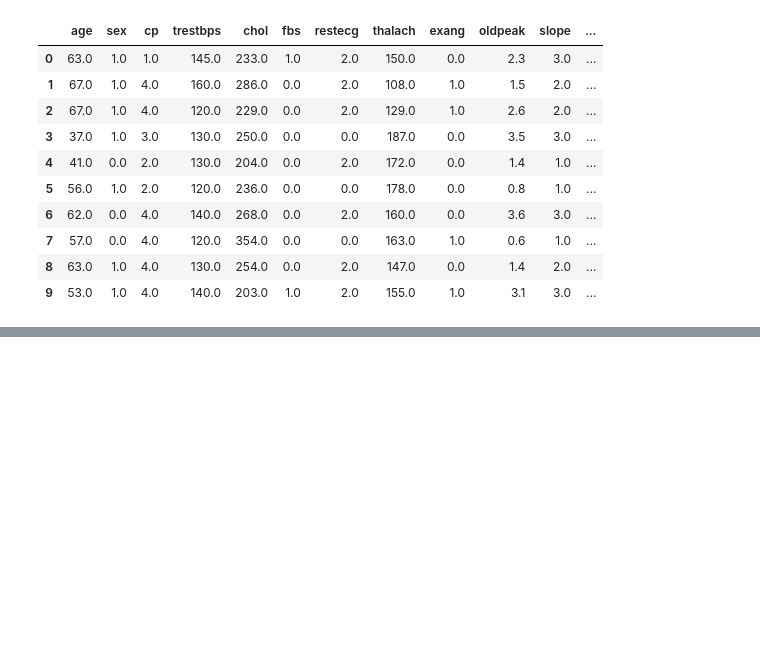
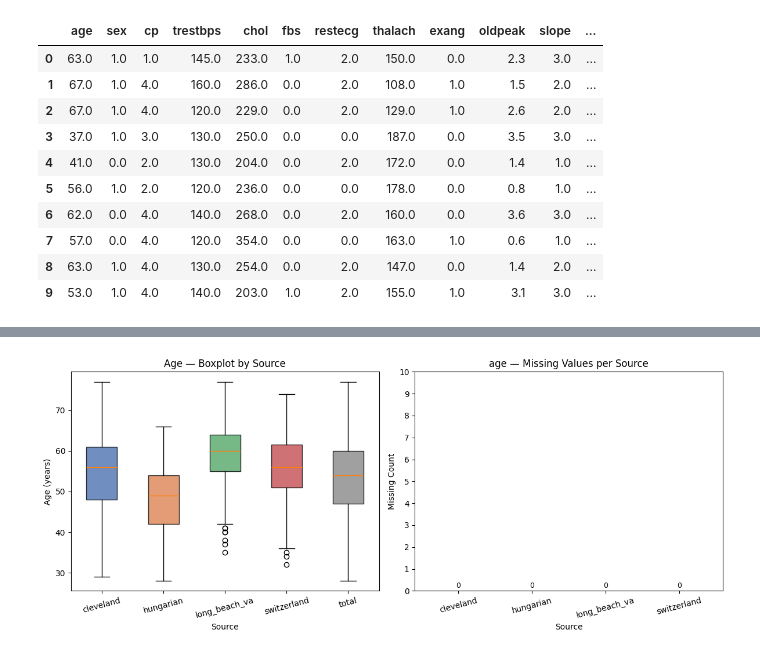
Before and after one commit to hueglij/HEA_heart_disease, a Jupyter notebook: notebooks/01_eda.ipynb, the cells around one changed output, grey strips where cells are left out. Drawn from its saved outputs; the diff is of its cells as text; code cells hidden in the pictures; blank space fills up the shorter version.

```diff
--- a/notebooks/01_eda.ipynb
+++ b/notebooks/01_eda.ipynb
@@ -90,0 +124,26 @@ df.describe()
+# %%
+# --- age: boxplot per source + total ---
+fig, axes = plt.subplots(1, 2, figsize=(12, 5))
+
+all_sources = SOURCES + ["total"]
+data_by_source = [df.loc[df["source"] == s, "age"].dropna().values for s in SOURCES]
+data_by_source.append(df["age"].dropna().values)
+
+bp = axes[0].boxplot(data_by_source, labels=all_sources, patch_artist=True, notch=False)
+colors = [SOURCE_COLORS[s] for s in SOURCES] + ["#888888"]
+for patch, c in zip(bp["boxes"], colors):
+    patch.set_facecolor(c)
+    patch.set_alpha(0.8)
+axes[0].set_title("Age — Boxplot by Source")
+axes[0].set_xlabel("Source")
+axes[0].set_ylabel("Age (years)")
+axes[0].tick_params(axis="x", rotation=15)
+
+plot_missing_per_source(axes[1], "age")
+axes[1].set_ylim(0, 10)
+
+plt.tight_layout()
+plt.savefig("../results/figures/eda_age_boxplot.png", dpi=150, bbox_inches="tight")
+plt.show()
+# %% [output]
+[figure, added]
```
Also changed, not shown: parts of 12 cells of this notebook, 10 other files.
